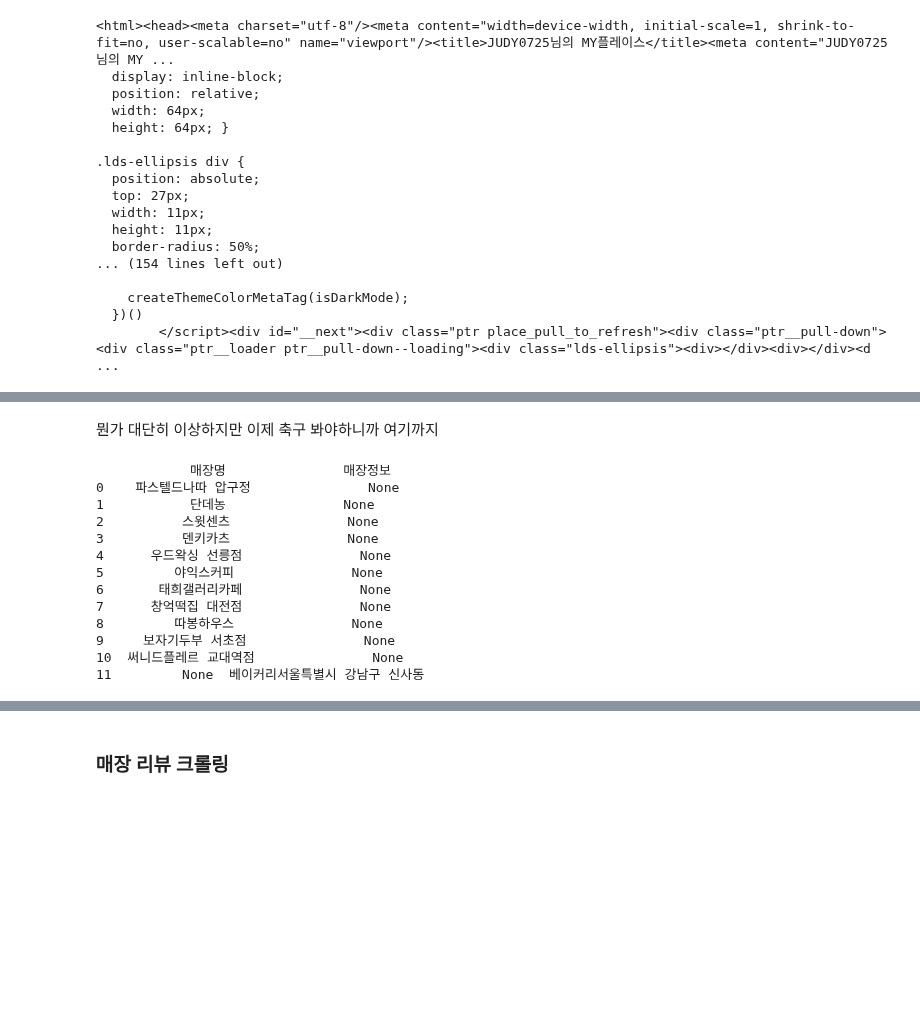
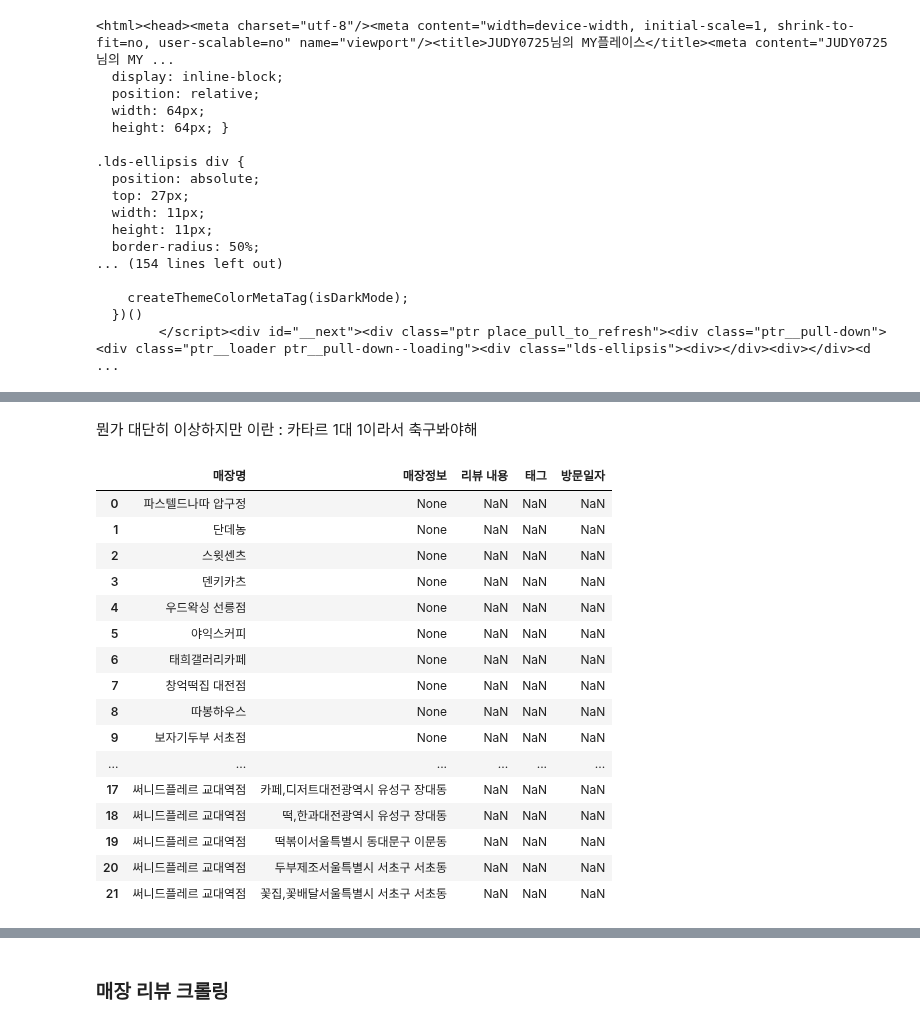
Before and after one commit to Lunch-Lab/data, a Jupyter notebook: naver_user_scraping.ipynb, the cells around one changed output, grey strips where cells are left out. Drawn from its saved outputs; the diff is of its cells as text; code cells hidden in the pictures; blank space fills up the shorter version.

```diff
--- a/naver_user_scraping.ipynb
+++ b/naver_user_scraping.ipynb
@@ -112,49 +131,46 @@ for element in ptr_children_elements:
-# %% [markdown]
-뭔가 대단히 이상하지만 이제 축구 봐야하니까 여기까지
+# %% [markdown]
+뭔가 대단히 이상하지만 이란 : 카타르 1대 1이라서 축구봐야해
 # %%
-import pandas as pd
-from selenium.webdriver.common.by import By
 
 # 빈 데이터프레임 생성
-df = pd.DataFrame(columns=['매장명', '매장정보'])
+df = pd.DataFrame(columns=['매장명', '매장정보','리뷰 내용','태그','방문일자'])
+
 
 # ptr__children_elements를 찾아옵니다.
 ptr_children_elements = driver.find_elements(By.CLASS_NAME, 'ptr__children')
 
 # 각 ptr__children 요소에 대해 반복합니다.
 for ptr_element in ptr_children_elements:
     # ptr_element에서 _1QGRWW 클래스를 찾습니다.
     _1qgrww_elements = ptr_element.find_elements(By.CLASS_NAME, '_1QGRWW')
+    _2vBfgu_elements = ptr_element.find_elements(By.CLASS_NAME, '_2vBfgu')
 
     # _1QGRWW 클래스가 존재하는 경우에 대한 처리를 수행합니다.
     if _1qgrww_elements:
         for _1qgrww_element in _1qgrww_elements:
             # 데이터프레임에 추가
             df = df.append({'매장명': _1qgrww_element.text, '매장정보': None}, ignore_index=True)
+    if _2vBfgu_elements:
+        for _2vBfgu_element in _2vBfgu_elements:
+            # 데이터프레임에 추가
+            df = df.append({'매장명': _1qgrww_element.text, '매장정보': _2vBfgu_element.text}, ignore_index=True)
 
-    # ptr_element에서 _2vBfgu 클래스를 찾습니다.
-    _2vBfgu_elements = ptr_element.find_elements(By.CLASS_NAME, '_2vBfgu')
-
-    # _2vBfgu 클래스가 존재하는 경우에 대한 처리를 수행합니다.
-    if _2vBfgu_elements:
-        # 두 번째 루프에서는 _2vBfgu_element를 사용합니다.
-        _2vBfgu_element = _2vBfgu_elements[0]  # 예시로 첫 번째 element만 사용하는 경우
-        # 데이터프레임에 추가
-        df = df.append({'매장명': None, '매장정보': _2vBfgu_element.text}, ignore_index=True)
-
-# 결과 확인
-print(df)
+df
 # %% [output]
-            매장명               매장정보
-0    파스텔드나따 압구정               None
-1           단데농               None
-2          스윗센츠               None
-3          덴키카츠               None
-4      우드왁싱 선릉점               None
-5         야익스커피               None
-6       태희갤러리카페               None
-7      창억떡집 대전점               None
-8         따봉하우스               None
-9     보자기두부 서초점               None
-10  써니드플레르 교대역점               None
-11         None  베이커리서울특별시 강남구 신사동
+|  | 매장명 | 매장정보 | 리뷰 내용 | 태그 | 방문일자 |
+| 0 | 파스텔드나따 압구정 | None | NaN | NaN | NaN |
+| 1 | 단데농 | None | NaN | NaN | NaN |
+| 2 | 스윗센츠 | None | NaN | NaN | NaN |
+| 3 | 덴키카츠 | None | NaN | NaN | NaN |
+| 4 | 우드왁싱 선릉점 | None | NaN | NaN | NaN |
+| 5 | 야익스커피 | None | NaN | NaN | NaN |
+| 6 | 태희갤러리카페 | None | NaN | NaN | NaN |
+| 7 | 창억떡집 대전점 | None | NaN | NaN | NaN |
+| 8 | 따봉하우스 | None | NaN | NaN | NaN |
+| 9 | 보자기두부 서초점 | None | NaN | NaN | NaN |
+| ... | ... | ... | ... | ... | ... |
+| 17 | 써니드플레르 교대역점 | 카페,디저트대전광역시 유성구 장대동 | NaN | NaN | NaN |
+| 18 | 써니드플레르 교대역점 | 떡,한과대전광역시 유성구 장대동 | NaN | NaN | NaN |
+| 19 | 써니드플레르 교대역점 | 떡볶이서울특별시 동대문구 이문동 | NaN | NaN | NaN |
+| 20 | 써니드플레르 교대역점 | 두부제조서울특별시 서초구 서초동 | NaN | NaN | NaN |
+| 21 | 써니드플레르 교대역점 | 꽃집,꽃배달서울특별시 서초구 서초동 | NaN | NaN | NaN |
```
Also changed, not shown: parts of 7 cells of this notebook.
